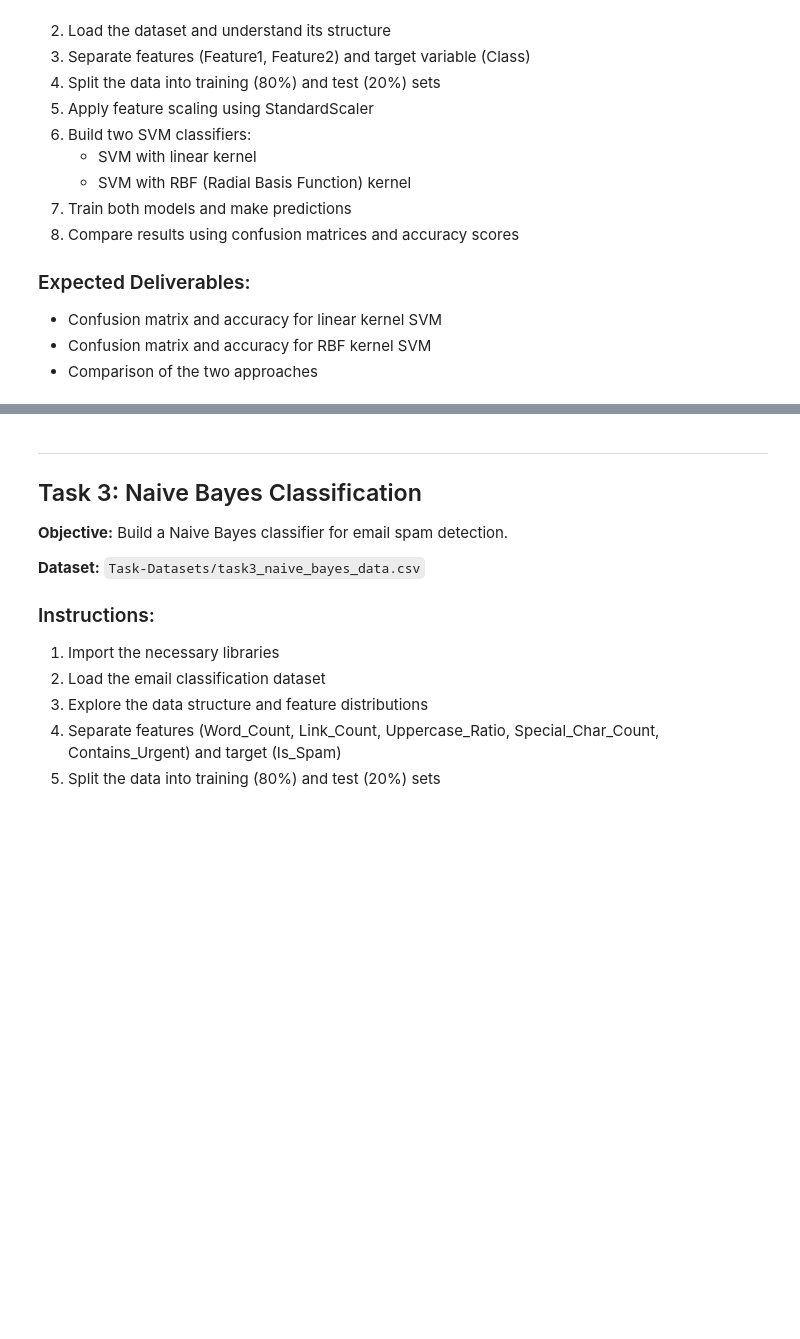
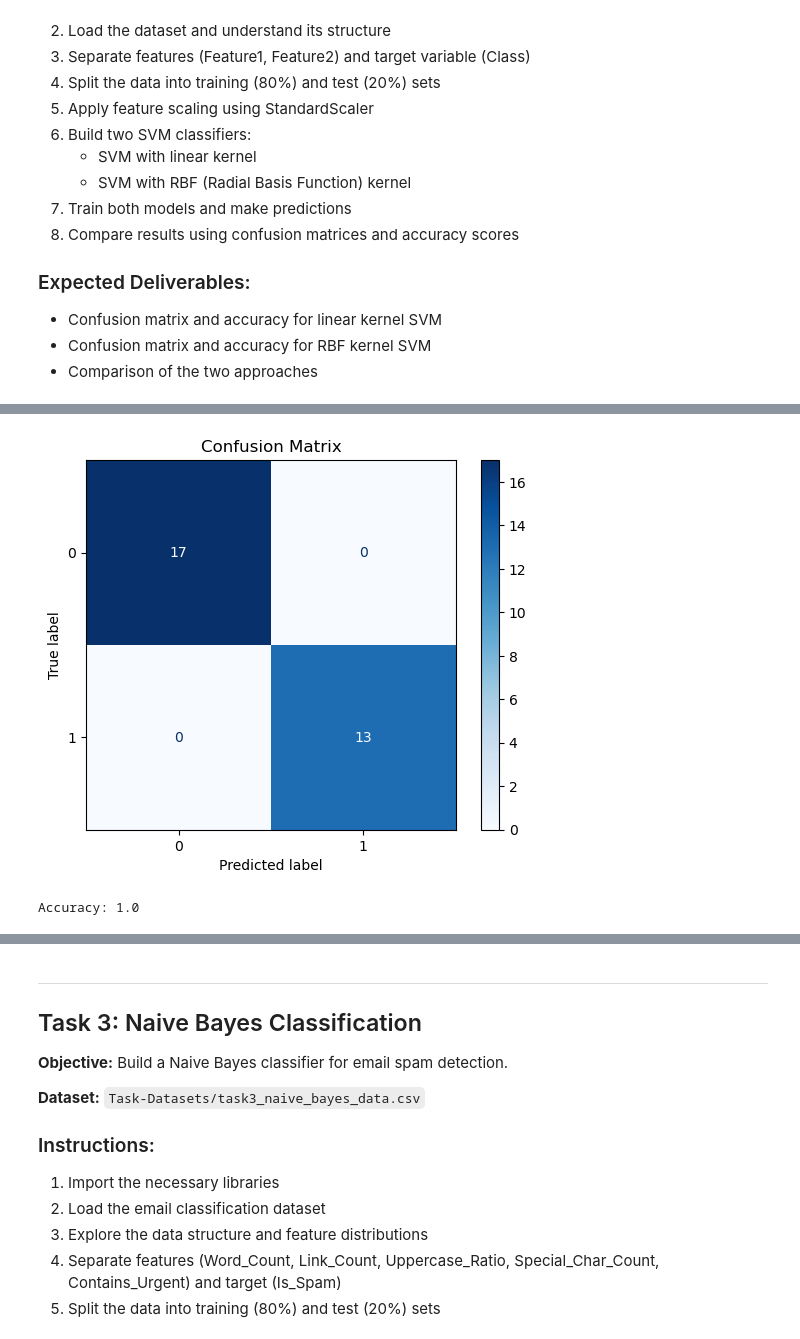
Before and after one commit to Blessing-Ekeh/dataraflow-week17-Classification-models, a Jupyter notebook: Take Home.ipynb, the cells around one changed output, grey strips where cells are left out. Saved outputs shown, nothing was run; the diff lists cells and outputs as text; code cells hidden in the pictures; blank space fills up the shorter version.

```diff
--- a/Take Home.ipynb
+++ b/Take Home.ipynb
@@ -83,2 +162,5 @@ These tasks are designed to test your understanding of the fundamental concepts
 # %%
 # Load and explore the dataset
+task2_data = pd.read_csv('Task-Datasets/task2_svm_classification_data.csv')
+task2_data.info()
+task2_data.head()
@@ -85,2 +184,7 @@ These tasks are designed to test your understanding of the fundamental concepts
 # %%
 # Separate features and target, split data
+X = task2_data[['Feature1', 'Feature2']]
+Y = task2_data['Class']
+X_train, X_test, Y_train, Y_test = train_test_split(X,Y, test_size= 0.2, random_state= 0)
+
+Y_test
@@ -87,6 +209,29 @@ These tasks are designed to test your understanding of the fundamental concepts
 # %%
 # Apply feature scaling
+sc = StandardScaler()
+X_train = sc.fit_transform(X_train)
+X_test = sc.transform(X_test)
 # %%
 # Build and train SVM with LINEAR kernel
+SVM1_model = SVC(kernel='linear', random_state=0)
+SVM1_model.fit(X_train, Y_train)
+
+# Predict
+SVM1_Y_pred = SVM1_model.predict (X_test)
+
+# Confusion Matrix
+cm1 = confusion_matrix(Y_test, SVM1_Y_pred)
+# Plot confusion matrix
+disp = ConfusionMatrixDisplay(confusion_matrix=cm1)
+disp.plot(cmap='Blues')
+plt.title("Confusion Matrix")
+plt.show()
+
+# Accuracy score
+accuracy1 = accuracy_score(Y_test, SVM1_Y_pred)
+print("Accuracy:", accuracy1)
+# %% [output]
+[figure, added]
+Accuracy: 1.0
 # %%
 # Build and train SVM with RBF kernel
```
Also changed, not shown: parts of 14 cells of this notebook.
